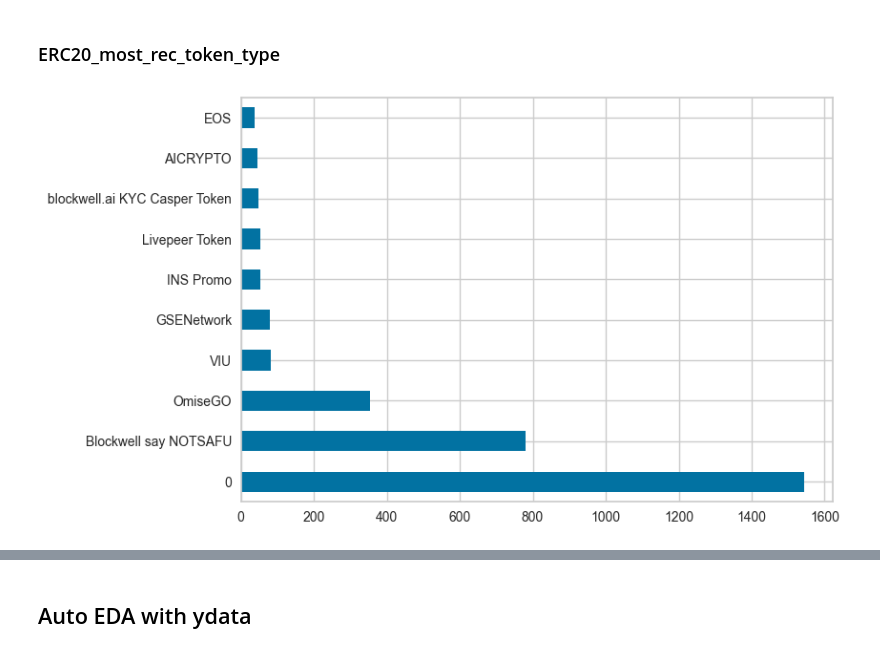
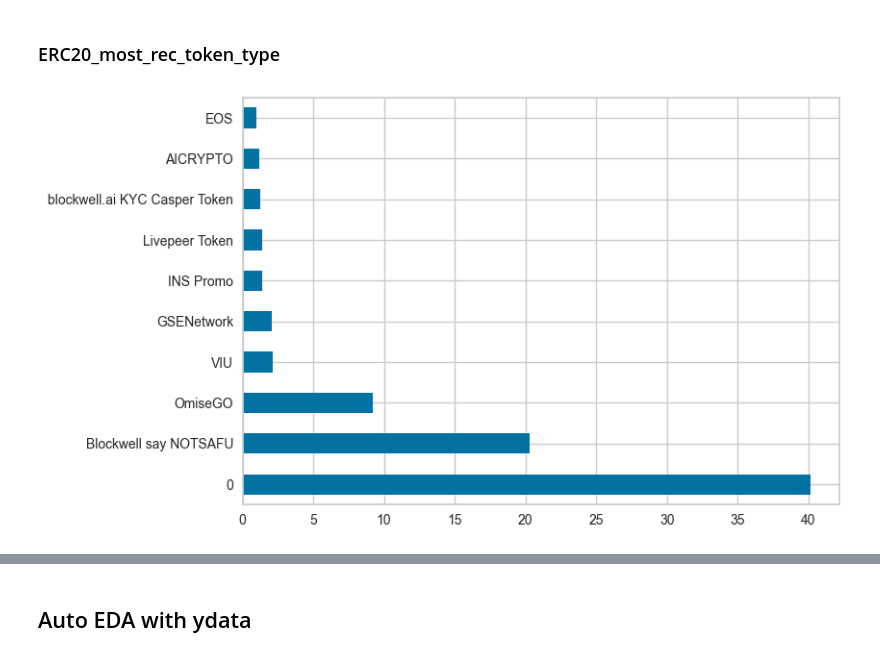
Before and after one commit to henriquetsu/ethereum_laundering, a Jupyter notebook: notebooks/01-ethereum_business_and_data_understanding_v1-suto.ipynb, the cells around one changed output, grey strips where cells are left out. Saved outputs shown, nothing was run; the diff lists cells and outputs as text; code cells hidden in the pictures.

```diff
--- a/notebooks/01-business_and_data_understanding_ethereum_v1-suto.ipynb
+++ b/notebooks/01-ethereum_business_and_data_understanding_v1-suto.ipynb
@@ -191,0 +197,10 @@ df_evaluation_categorical.loc[:, 'ERC20_most_sent_token_type'].value_counts().he
+# %%
+for column in ['ERC20_most_sent_token_type']:
+    df_evaluation_categorical.loc[df_evaluation_categorical[column].isnull(), column] = "0"
+    for category in [" ", "", "0"]:
+        df_evaluation_categorical[column] = df_evaluation_categorical[column].str.strip()
+        df_evaluation_categorical[column].replace(category, "no information", inplace=True)
+
+pd.DataFrame(
+    100*df_evaluation_categorical.loc[:, column].value_counts()/df_evaluation_categorical.loc[:, column].value_counts().sum()
+).head(10).plot(kind='barh');
@@ -192,6 +209,9 @@ df_evaluation_categorical.loc[:, 'ERC20_most_sent_token_type'].value_counts().he
 # %% [markdown]
 ### ERC20_most_rec_token_type
 # %%
-df_evaluation_categorical.loc[:, 'ERC20_most_rec_token_type'].value_counts().head(10).plot(kind='barh');
+(
+    100*df_evaluation_categorical.loc[:, 'ERC20_most_rec_token_type'].value_counts()/
+    df_evaluation_categorical.loc[:, 'ERC20_most_rec_token_type'].value_counts().sum()
+).head(10).plot(kind='barh');
 # %% [output]
-[figure, old version]
+[figure, new version]
```
Also changed, not shown: parts of 13 cells of this notebook, 8 other files.
